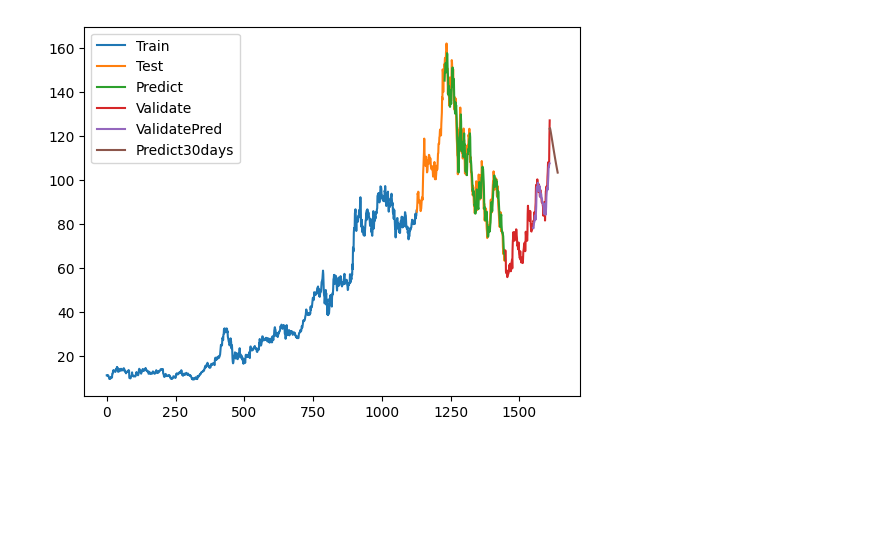
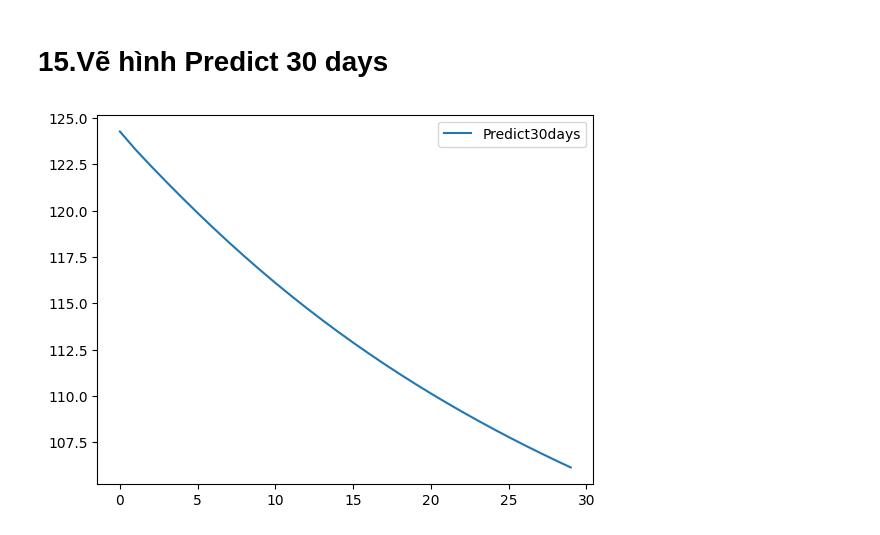
Before and after one commit to dangnghiepcuong/IS403.N21.HTTT_Nhom2, a Jupyter notebook: 5. GRU/6_3_1/GRU_AMD_631.ipynb, the cells around one changed output. Drawn from its saved outputs; the diff is of its cells as text; code cells hidden in the pictures; blank space fills up the shorter version.

```diff
--- a/5. GRU/6_3_1/GRU_AMD_631.ipynb
+++ b/5. GRU/6_3_1/GRU_AMD_631.ipynb
@@ -41,7 +48,7 @@ import numpy
 # convert an array of values into a dataset matrix
 def create_dataset(dataset, time_step=1):
 	dataX, dataY = [], []
-	for i in range(len(dataset)-time_step-1):
+	for i in range(len(dataset)-time_step):
 		a = dataset[i:(i+time_step), 0]   ###i=0, X=0,1,2,3-----99   Y=100
 		dataX.append(a)
 		dataY.append(dataset[i + time_step, 0])
@@ -49,7 +68,17 @@ def create_dataset(dataset, time_step=1):
+# %%
+#6. Reshape into X=t,t+1,t+2..t+99 and Y=t+100
+time_step = 100
+X, y = create_dataset(df1, time_step)
+
+X_train = X[:train_size-100]
+X_test = X[train_size-100:train_size-100+test_size]
+X_val = X[train_size-100+test_size:]
+
+y_train = y[:train_size-100]
+ytest = y[train_size-100:train_size-100+test_size]
+yval = y[train_size+test_size-100:]
 # %%
-#6. Reshape into X=t,t+1,t+2..t+99 and Y=t+100
-
-time_step = 100
-X_train, y_train = create_dataset(train_data, time_step)
-X_val, yval = create_dataset(val_data, time_step)
-X_test, ytest = create_dataset(test_data, time_step)
+# time_step = 100
+# X_train, y_train = create_dataset(train_data, time_step)
+# X_val, yval = create_dataset(val_data, time_step)
+# X_test, ytest = create_dataset(test_data, time_step)
@@ -113,5 +158,4 @@ Testing RMSE: 107.35583912796328
 # %%
-# 13. Dự báo 30 ngày tiếp theo
 x_input=val_data[60:].reshape(1,-1)
 x_input.shape
 
@@ -121,7 +165,7 @@ temp_input=temp_input[0].tolist()
 from numpy import array
 
 lst_output=[]
-n_steps = 101
+n_steps = 102
 i=0
 while(i<30):
 
@@ -172,19 +253,25 @@ x_input.shape
 # %%
-# 14.Vẽ hình
-
-train_data_index = pd.RangeIndex(start=0, stop=train_size, step=1)
-plt.plot(scaler.inverse_transform(train_data))
-test_data_index = pd.RangeIndex(start=train_size, stop=train_size+test_size, step=1)
-plt.plot(test_data_index,scaler.inverse_transform(test_data))
-test_data_index = pd.RangeIndex(start=train_size+101, stop=train_size+test_size, step=1)
-plt.plot(test_data_index,(y_pred))
-val_data_index = pd.RangeIndex(start=train_size+test_size, stop=train_size+test_size+val_size, step=1)
-plt.plot(val_data_index,scaler.inverse_transform(val_data))
-val_data_index = pd.RangeIndex(start=train_size+test_size+101, stop=train_size+test_size+val_size, step=1)
-plt.plot(val_data_index,y_pred_val)
-prediect_data_index = pd.RangeIndex(start=len(df1)-1, stop=len(df1)+29, step=1)
-plt.plot(prediect_data_index,scaler.inverse_transform(lst_output))
-plt.legend(['Train','Test','Predict','Validate','ValidatePred','Predict30days'])
-plt.show()
+# train_data_index = pd.RangeIndex(start=0, stop=train_size, step=1)
+# plt.plot(scaler.inverse_transform(train_data))
+# test_data_index = pd.RangeIndex(start=train_size, stop=train_size+test_size, step=1)
+# plt.plot(test_data_index,scaler.inverse_transform(test_data))
+# test_data_index = pd.RangeIndex(start=train_size+101, stop=train_size+test_size, step=1)
+# plt.plot(test_data_index,(y_pred))
+# val_data_index = pd.RangeIndex(start=train_size+test_size, stop=train_size+test_size+val_size, step=1)
+# plt.plot(val_data_index,scaler.inverse_transform(val_data))
+# val_data_index = pd.RangeIndex(start=train_size+test_size+101, stop=train_size+test_size+val_size, step=1)
+# plt.plot(val_data_index,y_pred_val)
+# prediect_data_index = pd.RangeIndex(start=len(df1)-1, stop=len(df1)+29, step=1)
+# plt.plot(prediect_data_index,scaler.inverse_transform(lst_output))
+# plt.legend(['Train','Test','Predict','Validate','ValidatePred','Predict30days'])
+# plt.show()
-# %% [output]
-[figure, removed]
+# %% [markdown]
+# 15.Vẽ hình Predict 30 days
+# %%
+prediect_data_index = pd.RangeIndex(start=0, stop=30, step=1)
+plt.plot(prediect_data_index,scaler.inverse_transform(lst_output))
+
+plt.legend(['Predict30days'])
+plt.show()
+# %% [output]
+[figure, added]
```
Also changed, not shown: parts of 31 cells of this notebook, 5 other files.
